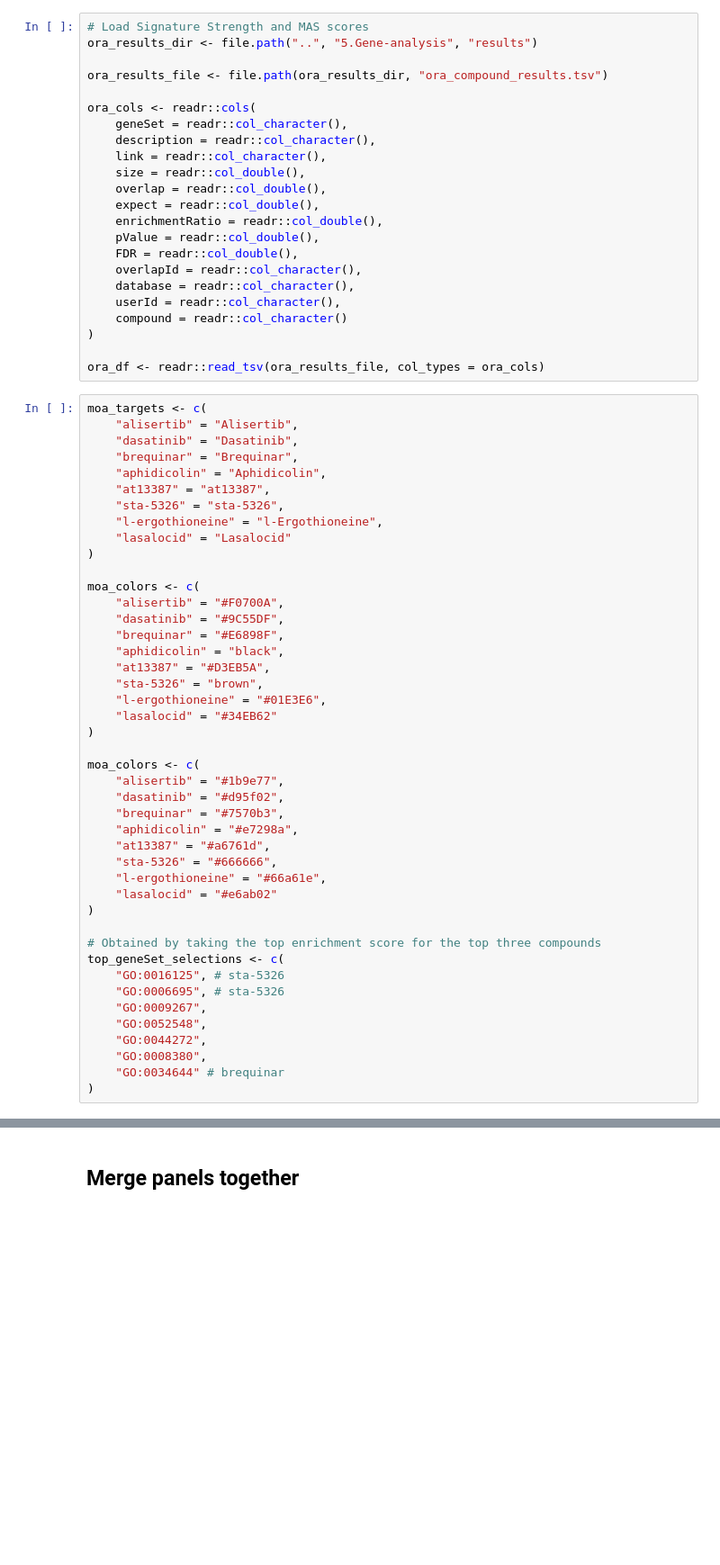
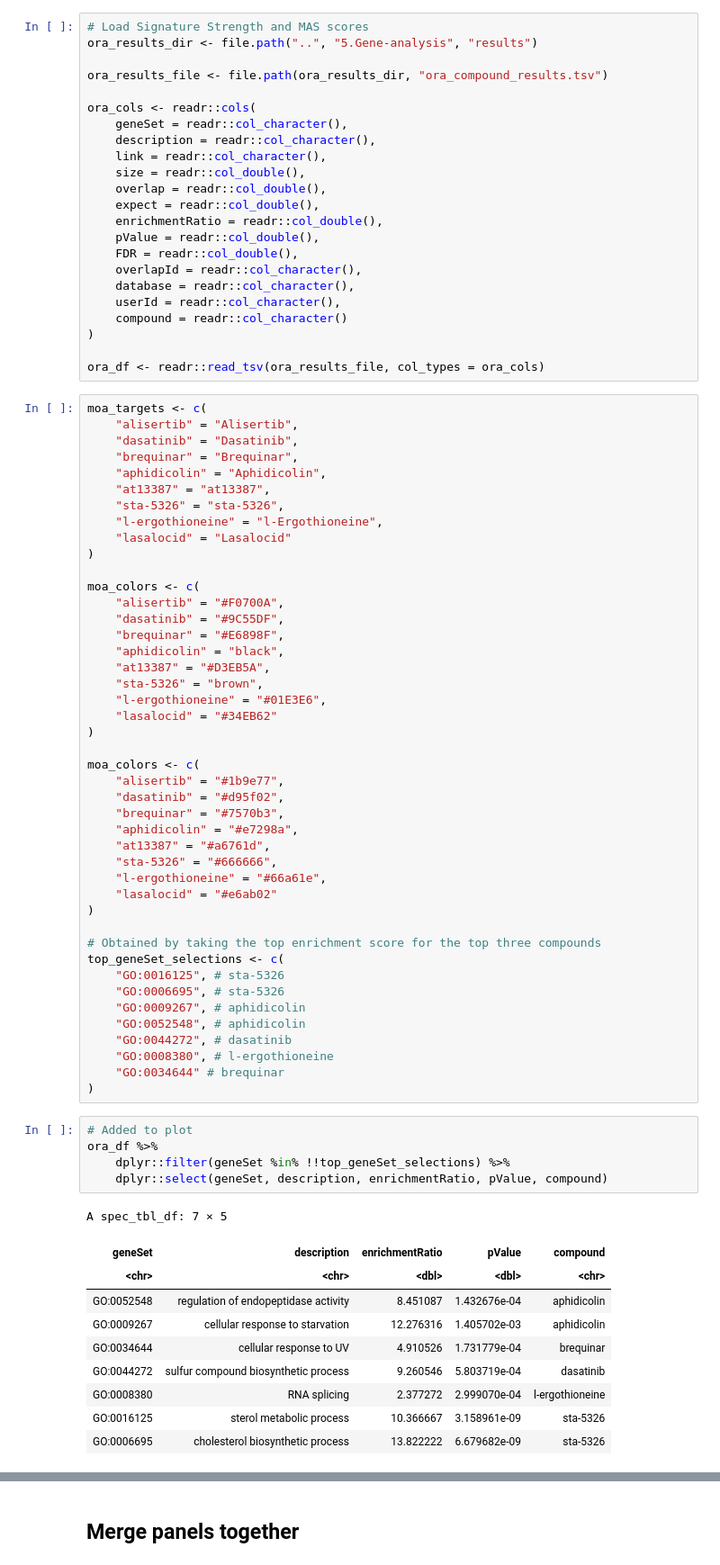
Before and after one commit to broadinstitute/lincs-profiling-complementarity, a Jupyter notebook: 6.paper_figures/figure4.ipynb, the cells around one changed output, grey strips where cells are left out. Shown at 90% size. Cells and saved outputs as stored; diff of their text form; blank space fills up the shorter version.

```diff
--- a/6.paper_figures/figure4.ipynb
+++ b/6.paper_figures/figure4.ipynb
@@ -431,12 +431,28 @@ moa_colors <- c(
 top_geneSet_selections <- c(
     "GO:0016125", # sta-5326
     "GO:0006695", # sta-5326
-    "GO:0009267",
-    "GO:0052548",
-    "GO:0044272",
-    "GO:0008380",
+    "GO:0009267", # aphidicolin
+    "GO:0052548", # aphidicolin
+    "GO:0044272", # dasatinib
+    "GO:0008380", # l-ergothioneine
     "GO:0034644" # brequinar
 )
+# %%
+# Added to plot
+ora_df %>%
+    dplyr::filter(geneSet %in% !!top_geneSet_selections) %>%
+    dplyr::select(geneSet, description, enrichmentRatio, pValue, compound)
+# %% [output]
+A spec_tbl_df: 7 × 5
+| geneSet | description | enrichmentRatio | pValue | compound |
+| <chr> | <chr> | <dbl> | <dbl> | <chr> |
+| GO:0052548 | regulation of endopeptidase activity | 8.451087 | 1.432676e-04 | aphidicolin |
+| GO:0009267 | cellular response to starvation | 12.276316 | 1.405702e-03 | aphidicolin |
+| GO:0034644 | cellular response to UV | 4.910526 | 1.731779e-04 | brequinar |
+| GO:0044272 | sulfur compound biosynthetic process | 9.260546 | 5.803719e-04 | dasatinib |
+| GO:0008380 | RNA splicing | 2.377272 | 2.999070e-04 | l-ergothioneine |
+| GO:0016125 | sterol metabolic process | 10.366667 | 3.158961e-09 | sta-5326 |
+| GO:0006695 | cholesterol biosynthetic process | 13.822222 | 6.679682e-09 | sta-5326 |
 # %%
 panel_f_gg <- (
     ggplot(ora_df, aes(x = enrichmentRatio, y = -log10(pValue), color = compound))
```
Also changed, not shown: parts of 1 cell of this notebook, 6 other files.
